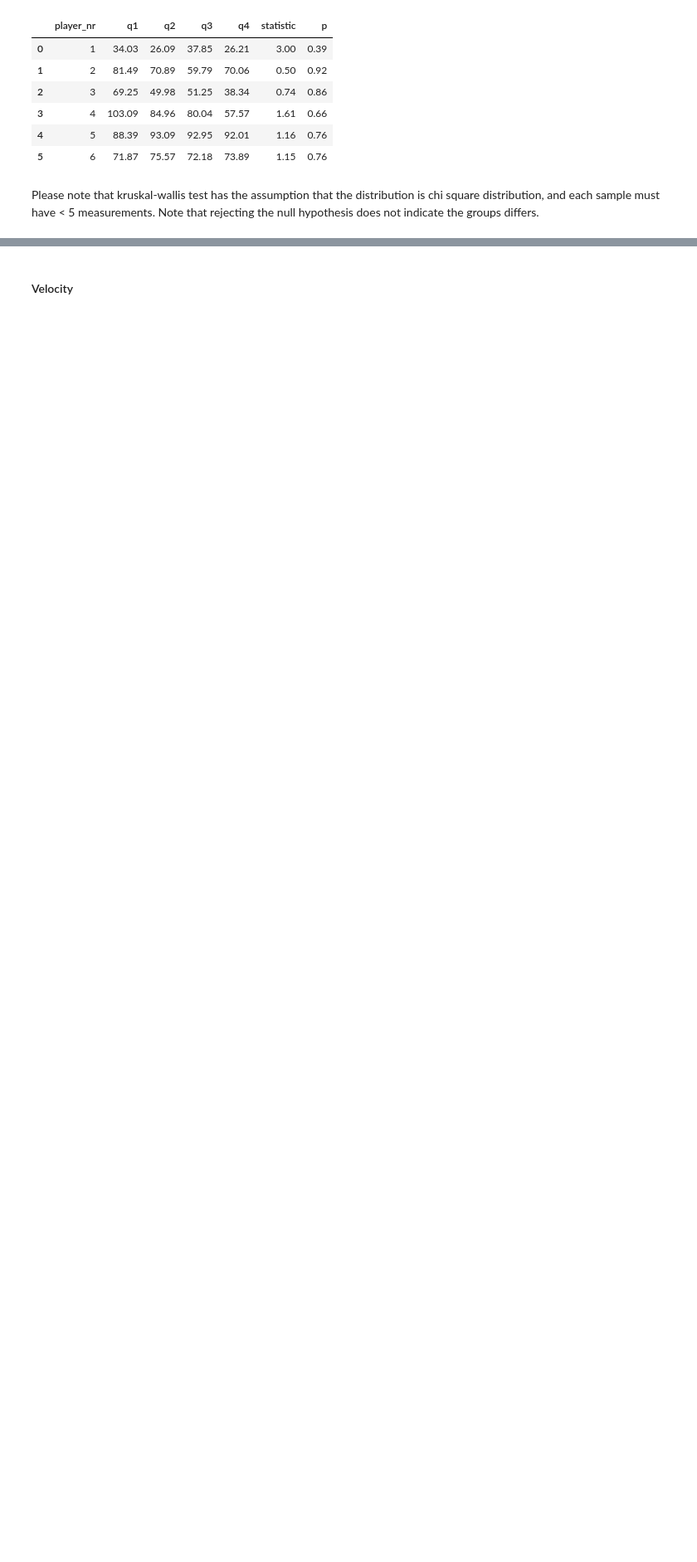
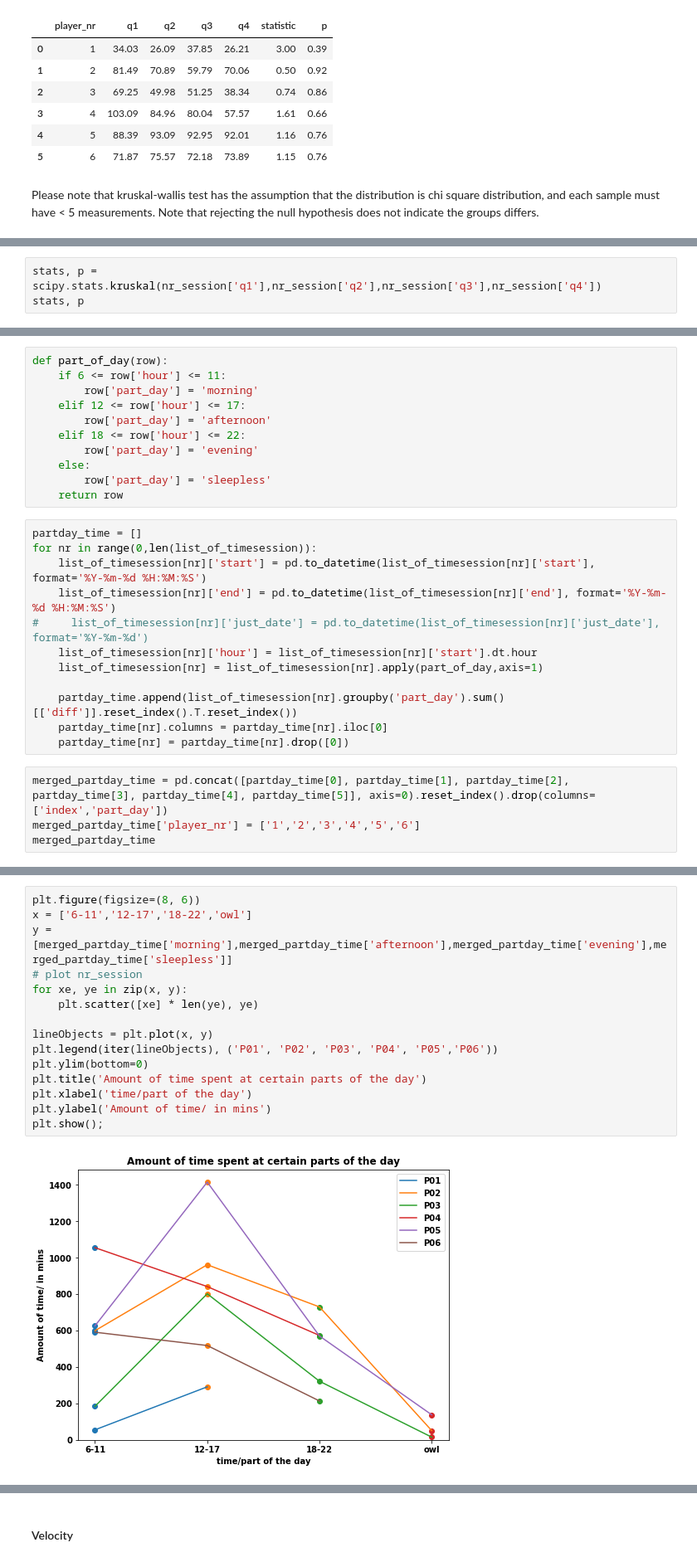
Before and after one commit to doscsy12/robotic_hometherapy, a Jupyter notebook: EDA_summary.ipynb, the cells around one changed output, grey strips where cells are left out. Shown at 83% size. Saved outputs shown, nothing was run; the diff lists cells and outputs as text; blank space fills up the shorter version.

```diff
--- a/EDA_summary.ipynb
+++ b/EDA_summary.ipynb
@@ -182,0 +228,3 @@ plt.show();
+# %%
+stats, p = scipy.stats.kruskal(nr_session['q1'],nr_session['q2'],nr_session['q3'],nr_session['q4'])
+stats, p
@@ -182,0 +318,27 @@ plt.show();
+# %%
+def part_of_day(row):
+    if 6 <= row['hour'] <= 11:
+        row['part_day'] = 'morning'
+    elif 12 <= row['hour'] <= 17:
+        row['part_day'] = 'afternoon'
+    elif 18 <= row['hour'] <= 22:
+        row['part_day'] = 'evening'
+    else:
+        row['part_day'] = 'sleepless'
+    return row
+# %%
+partday_time = []
+for nr in range(0,len(list_of_timesession)):
+    list_of_timesession[nr]['start'] = pd.to_datetime(list_of_timesession[nr]['start'], format='%Y-%m-%d %H:%M:%S')
+    list_of_timesession[nr]['end'] = pd.to_datetime(list_of_timesession[nr]['end'], format='%Y-%m-%d %H:%M:%S')
+#     list_of_timesession[nr]['just_date'] = pd.to_datetime(list_of_timesession[nr]['just_date'], format='%Y-%m-%d')
+    list_of_timesession[nr]['hour'] = list_of_timesession[nr]['start'].dt.hour
+    list_of_timesession[nr] = list_of_timesession[nr].apply(part_of_day,axis=1)
+
+    partday_time.append(list_of_timesession[nr].groupby('part_day').sum()[['diff']].reset_index().T.reset_index())
+    partday_time[nr].columns = partday_time[nr].iloc[0]
+    partday_time[nr] = partday_time[nr].drop([0])
+# %%
+merged_partday_time = pd.concat([partday_time[0], partday_time[1], partday_time[2], partday_time[3], partday_time[4], partday_time[5]], axis=0).reset_index().drop(columns=['index','part_day'])
+merged_partday_time['player_nr'] = ['1','2','3','4','5','6']
+merged_partday_time
@@ -182,0 +353,17 @@ plt.show();
+# %%
+plt.figure(figsize=(8, 6))
+x = ['6-11','12-17','18-22','owl']
+y = [merged_partday_time['morning'],merged_partday_time['afternoon'],merged_partday_time['evening'],merged_partday_time['sleepless']]
+# plot nr_session
+for xe, ye in zip(x, y):
+    plt.scatter([xe] * len(ye), ye)
+
+lineObjects = plt.plot(x, y)
+plt.legend(iter(lineObjects), ('P01', 'P02', 'P03', 'P04', 'P05','P06'))
+plt.ylim(bottom=0)
+plt.title('Amount of time spent at certain parts of the day')
+plt.xlabel('time/part of the day')
+plt.ylabel('Amount of time/ in mins')
+plt.show();
+# %% [output]
+[figure, added]
```
Also changed, not shown: parts of 25 cells of this notebook.
